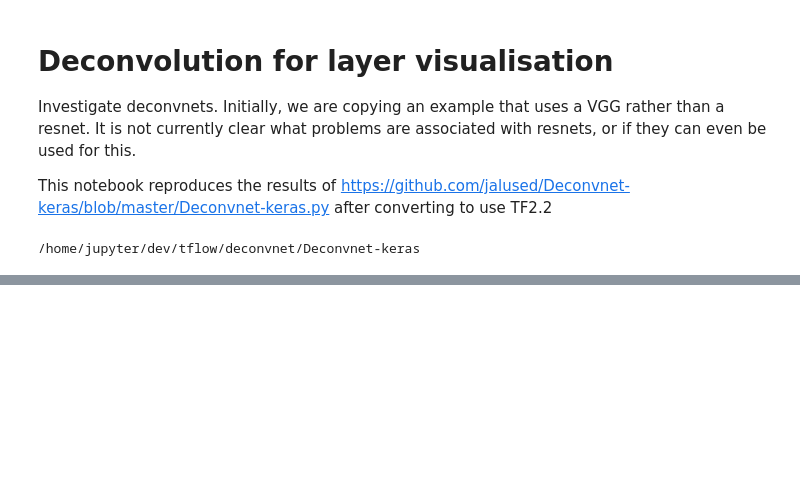
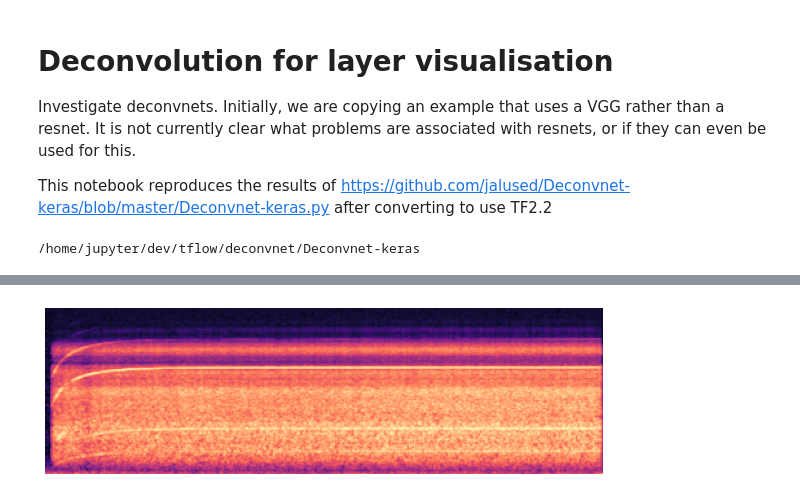
Before and after one commit to nigel-croft-bluefruit/Deconvnet-keras, a Jupyter notebook: 03_audio-deconv.ipynb, the cells around one changed output, grey strips where cells are left out. Saved outputs shown, nothing was run; the diff lists cells and outputs as text; code cells hidden in the pictures; blank space fills up the shorter version.

```diff
--- a/03_audio-deconv.ipynb
+++ b/03_audio-deconv.ipynb
@@ -33 +88,17 @@ deconv_layers = create_deconv(model, LAYER_NAME)
+# %%
+def extract_feature(filename):
+    y, sr = librosa.load(filename, sr=44100)
+    #S = librosa.feature.melspectrogram(y=y, sr=sr)
+    S = librosa.feature.melspectrogram(
+        y=y,
+        sr=sr,
+        fmax=(sr / 2.0),
+        fmin=0.0,
+        n_fft=2048,
+        hop_length=512,
+        n_mels=128
+    )
+    S = librosa.power_to_db(S)
+    S = np.transpose(S)
+    return S[np.newaxis, 0:431, :, np.newaxis]
 # %%
@@ -65,0 +120,2 @@ show_result(result)
+# %%
+recordings_dir = "/home/jupyter/dev/tflow/unit_test_files"
@@ -65,0 +220,5 @@ show_result(result)
+# %%
+s = extract_feature(path.join(recordings_dir,"vacuum_cleaner.wav"))
+show_image(s[0,:,:,0],'magma')
+# %% [output]
+[figure, added]
```
Also changed, not shown: parts of 22 cells of this notebook, 7 other files.
